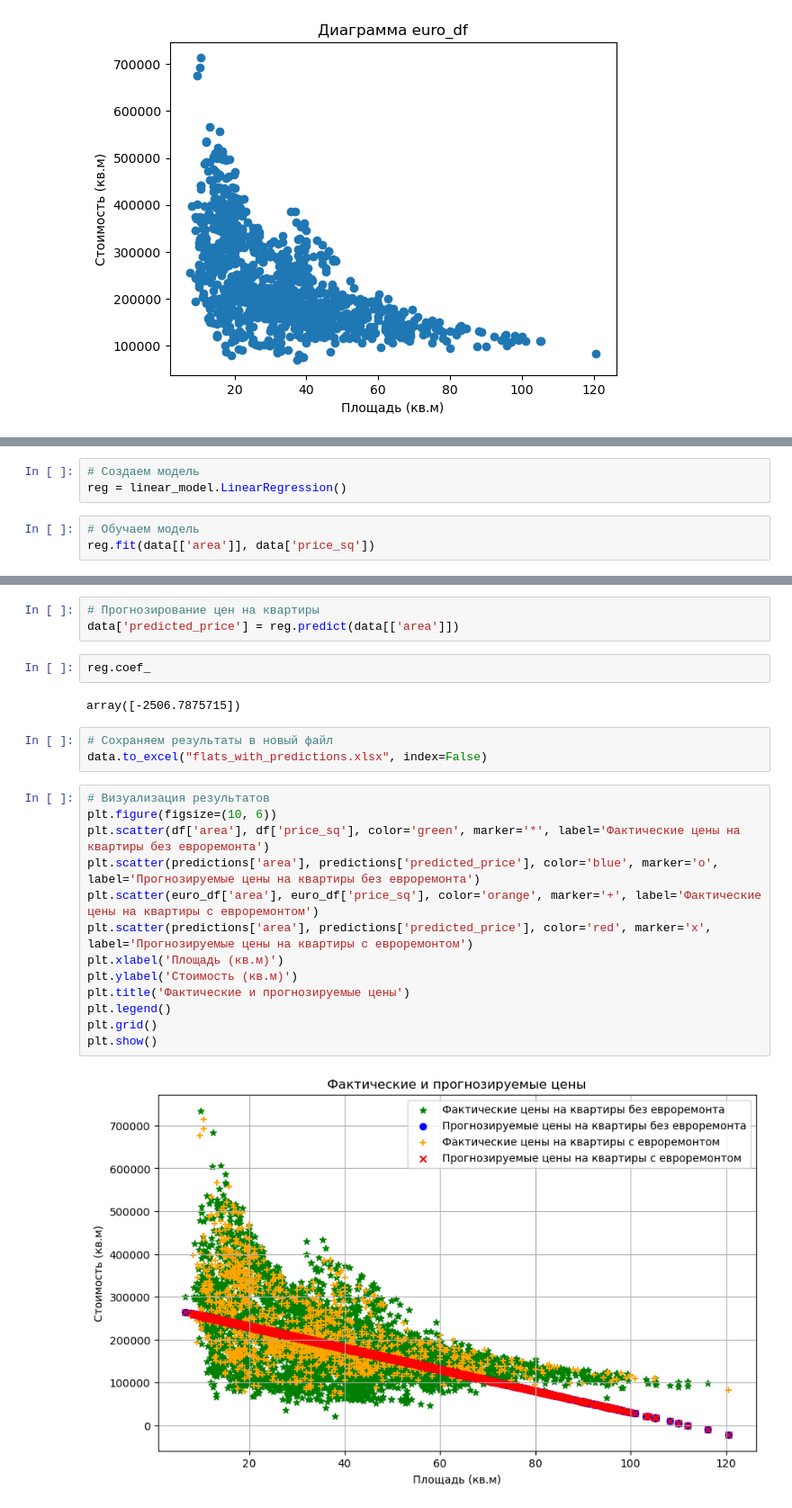
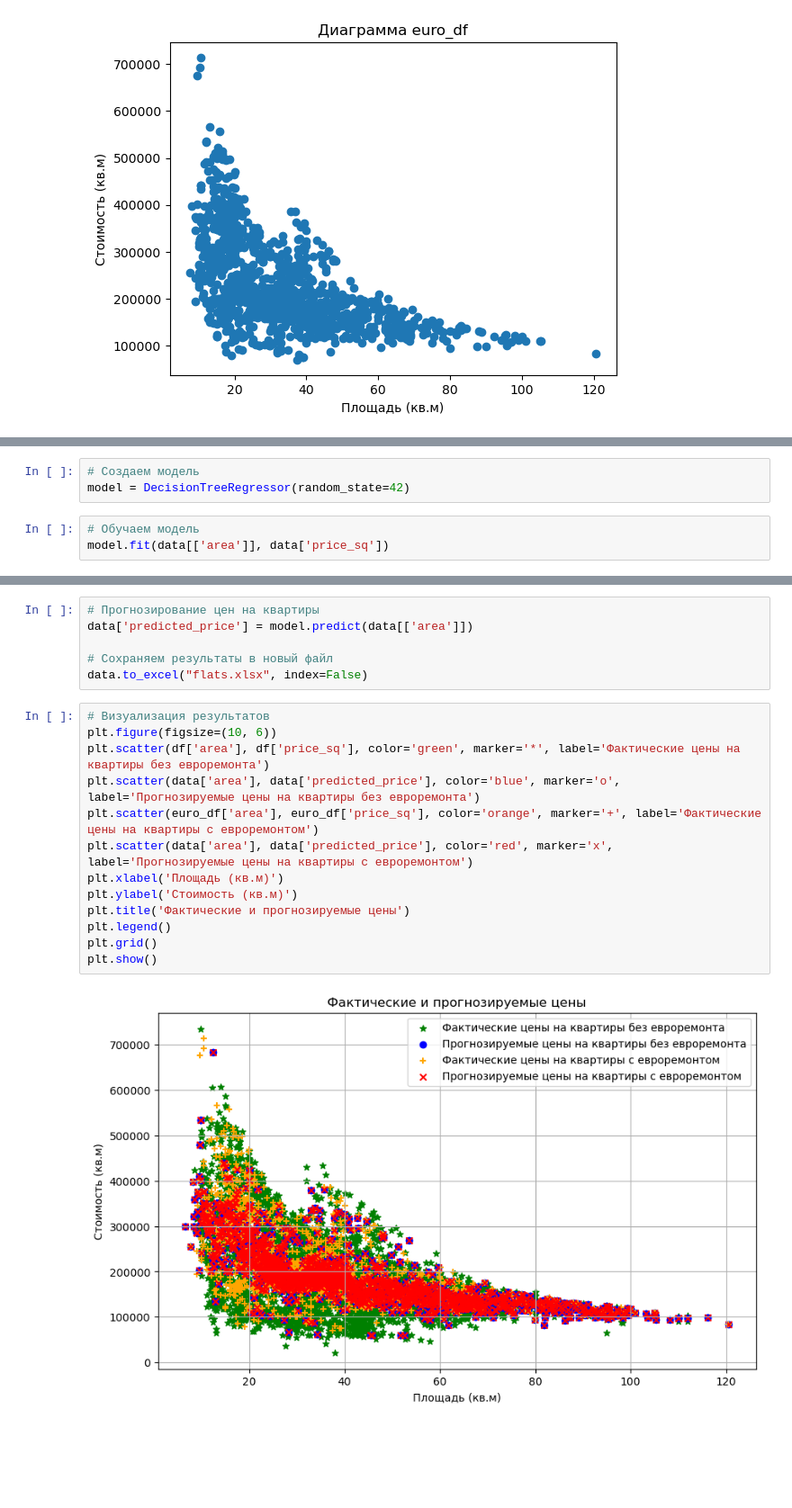
Before and after one commit to quitelonelly/ML_predict, a Jupyter notebook: forecasting.ipynb, the cells around one changed output, grey strips where cells are left out. Shown: that part at 90% size. Saved outputs shown, nothing was run; the diff lists cells and outputs as text; blank space fills up the shorter version.

```diff
--- a/forecasting.ipynb
+++ b/forecasting.ipynb
@@ -48,7 +48,7 @@ data = pd.concat([df, euro_df], ignore_index=True)
 # %%
 # Создаем модель
-reg = linear_model.LinearRegression()
+model = DecisionTreeRegressor(random_state=42)
 # %%
 # Обучаем модель
-reg.fit(data[['area']], data['price_sq'])
+model.fit(data[['area']], data['price_sq'])
 # %% [output]
@@ -66,25 +56,21 @@ LinearRegression()
 # %%
 # Прогнозирование цен на квартиры
-data['predicted_price'] = reg.predict(data[['area']])
+data['predicted_price'] = model.predict(data[['area']])
+
+# Сохраняем результаты в новый файл
+data.to_excel("flats.xlsx", index=False)
-# %%
-reg.coef_
-# %% [output]
-array([-2506.7875715])
-# %%
-# Сохраняем результаты в новый файл
-data.to_excel("flats_with_predictions.xlsx", index=False)
 # %%
 # Визуализация результатов
 plt.figure(figsize=(10, 6))
 plt.scatter(df['area'], df['price_sq'], color='green', marker='*', label='Фактические цены на квартиры без евроремонта')
-plt.scatter(predictions['area'], predictions['predicted_price'], color='blue', marker='o', label='Прогнозируемые цены на квартиры без евроремонта')
+plt.scatter(data['area'], data['predicted_price'], color='blue', marker='o', label='Прогнозируемые цены на квартиры без евроремонта')
 plt.scatter(euro_df['area'], euro_df['price_sq'], color='orange', marker='+', label='Фактические цены на квартиры с евроремонтом')
-plt.scatter(predictions['area'], predictions['predicted_price'], color='red', marker='x', label='Прогнозируемые цены на квартиры с евроремонтом')
+plt.scatter(data['area'], data['predicted_price'], color='red', marker='x', label='Прогнозируемые цены на квартиры с евроремонтом')
 plt.xlabel('Площадь (кв.м)')
 plt.ylabel('Стоимость (кв.м)')
 plt.title('Фактические и прогнозируемые цены')
 plt.legend()
 plt.grid()
 plt.show()
 # %% [output]
-[figure, old version]
+[figure, new version]
```
Also changed, not shown: parts of 5 cells of this notebook, 2 other files.
